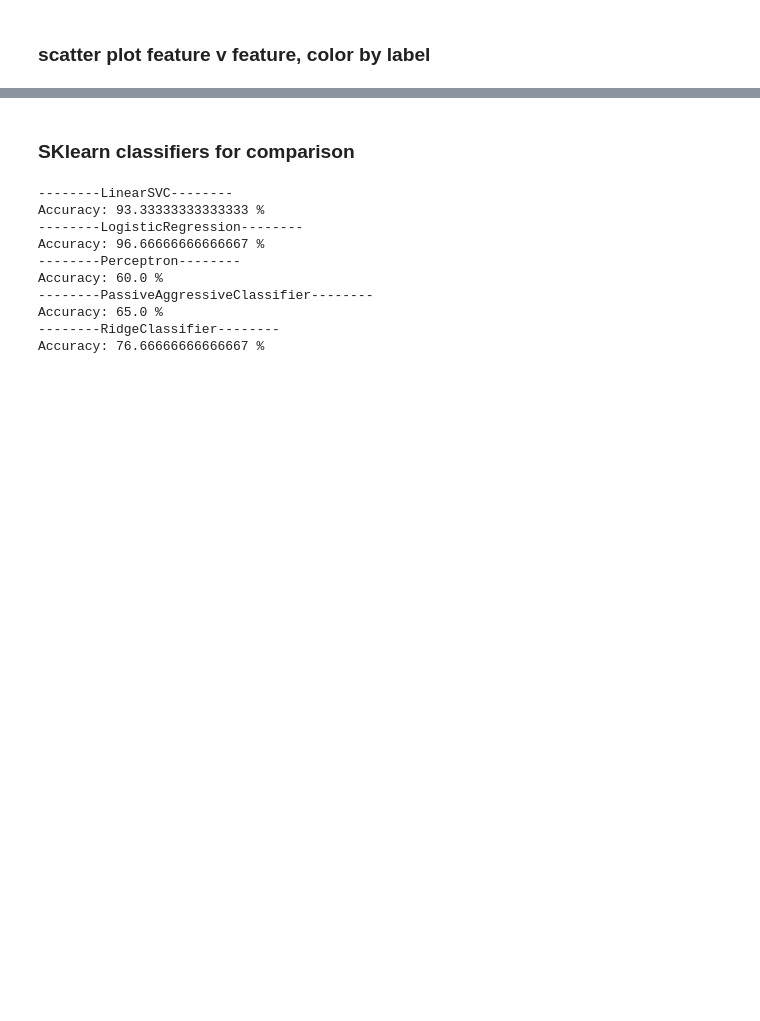
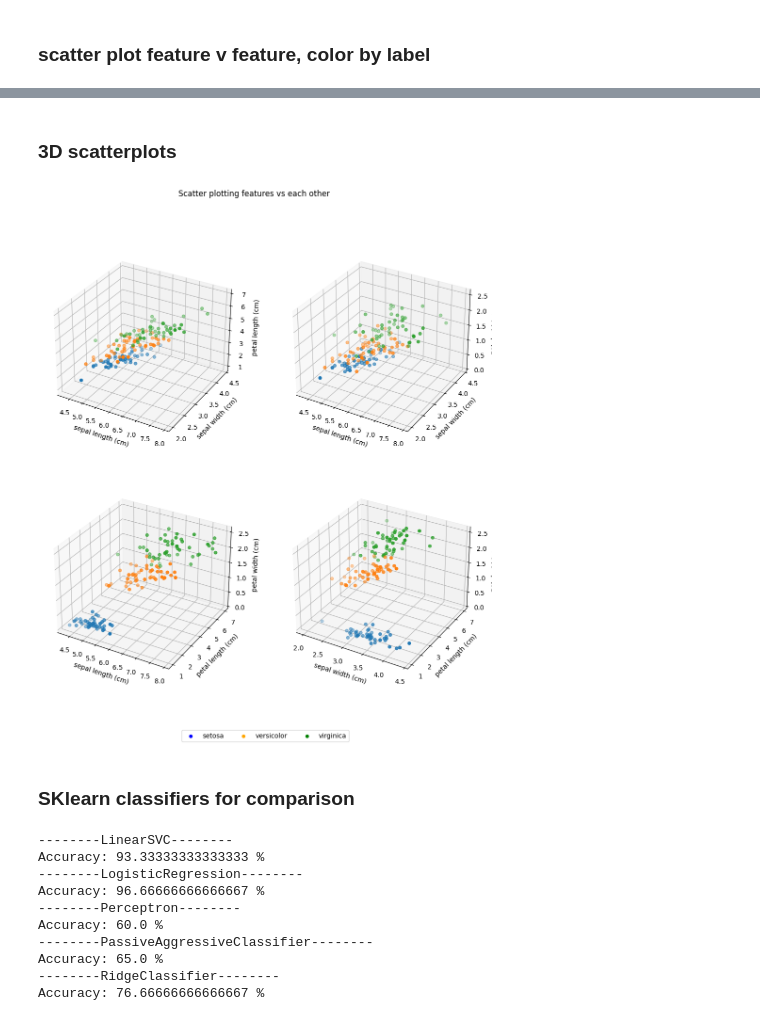
Before and after one commit to jonkor29/TTT4275-classification-project, a Jupyter notebook: iris.ipynb, the cells around one changed output, grey strips where cells are left out. Saved outputs shown, nothing was run; the diff lists cells and outputs as text; code cells hidden in the pictures; blank space fills up the shorter version.

```diff
--- a/iris.ipynb
+++ b/iris.ipynb
@@ -396,3 +396,29 @@ plt.show()
+# %% [markdown]
+### 3D scatterplots
+# %%
+fig = plt.figure(figsize=(12, 12))
+
+cnt = 0
+for i in range(4):
+    for j in range(i+1, 4):
+        for k in range(j+1, 4):
+            ax = fig.add_subplot(2, 2, cnt+1, projection='3d')
+            for c in range(3):
+                ax.scatter(iris.data[iris.target == c][:, i], iris.data[iris.target == c][:, j], iris.data[iris.target == c][:, k])
+            ax.set_xlabel(iris.feature_names[i])
+            ax.set_ylabel(iris.feature_names[j])
+            ax.set_zlabel(iris.feature_names[k])
+            cnt += 1
+
+# Manually set correct legend
+leg = fig.legend(iris.target_names, loc='lower center', ncol = 3)
+leg.legend_handles[0].set_color('blue')
+leg.legend_handles[1].set_color('orange')
+leg.legend_handles[2].set_color('green')
+plt.suptitle("Scatter plotting features vs each other")
+plt.show()
+# %% [output]
+[figure, added]
 # %% [markdown]
 ### SKlearn classifiers for comparison
 # %%
```
Also changed, not shown: parts of 11 cells of this notebook, 7 other files.
